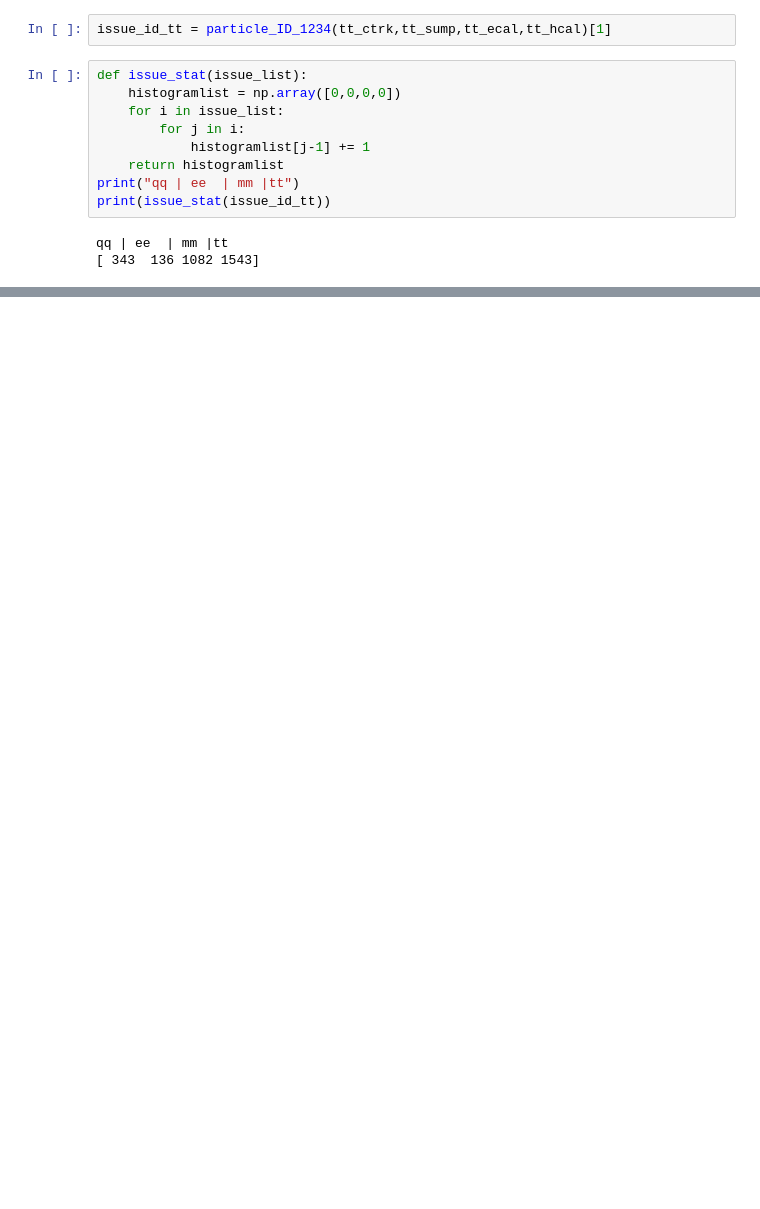
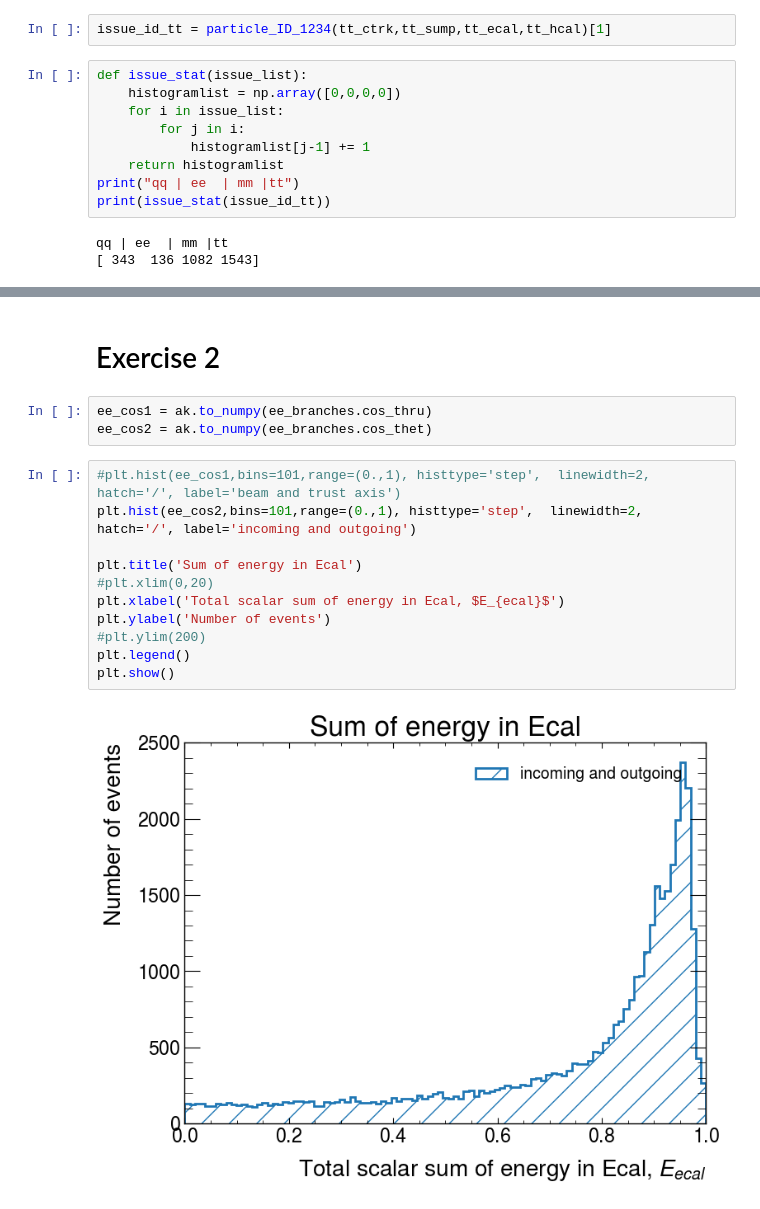
Before and after one commit to leon-goepfert/FP2, a Jupyter notebook: DataAna1.ipynb, the cells around one changed output, grey strips where cells are left out. Saved outputs shown, nothing was run; the diff lists cells and outputs as text; blank space fills up the shorter version.

```diff
--- a/DataAna1.ipynb
+++ b/DataAna1.ipynb
@@ -260,0 +296,18 @@ qq | ee  | mm |tt
+# %% [markdown]
+# Exercise 2
+# %%
+ee_cos1 = ak.to_numpy(ee_branches.cos_thru)
+ee_cos2 = ak.to_numpy(ee_branches.cos_thet)
+# %%
+#plt.hist(ee_cos1,bins=101,range=(0.,1), histtype='step',  linewidth=2,  hatch='/', label='beam and trust axis')
+plt.hist(ee_cos2,bins=101,range=(0.,1), histtype='step',  linewidth=2,  hatch='/', label='incoming and outgoing')
+
+plt.title('Sum of energy in Ecal')
+#plt.xlim(0,20)
+plt.xlabel('Total scalar sum of energy in Ecal, $E_{ecal}$')
+plt.ylabel('Number of events')
+#plt.ylim(200)
+plt.legend()
+plt.show()
+# %% [output]
+[figure, added]
```
Also changed, not shown: parts of 17 cells of this notebook.
